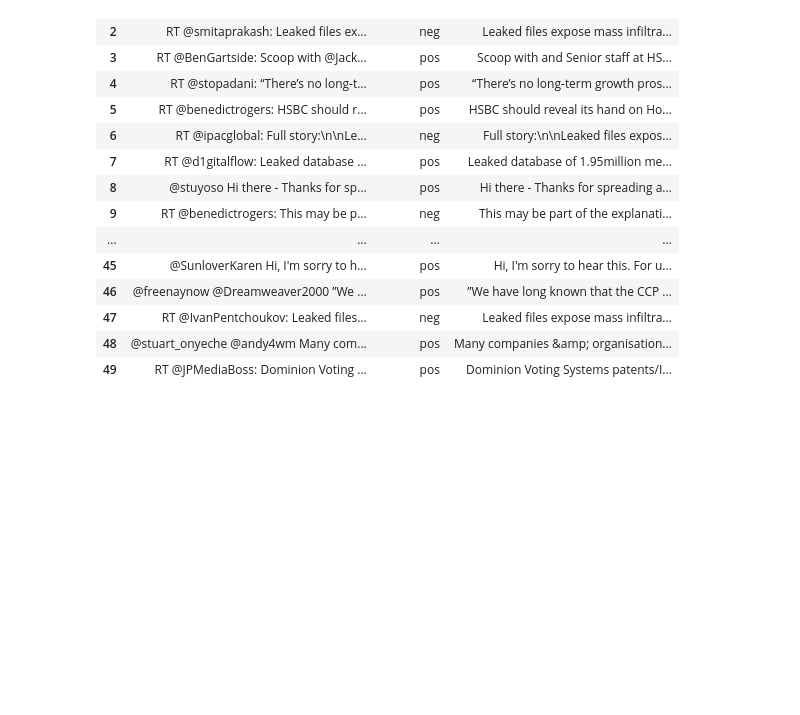
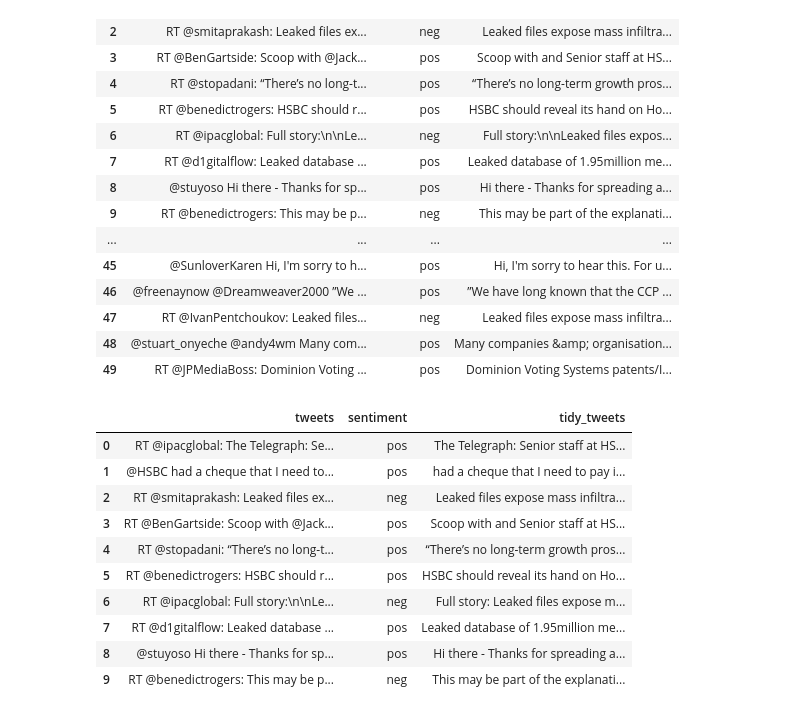
Before and after one commit to Ashishkhurana01/NLP, a Jupyter notebook: Sentiment_Analysis_updated.ipynb, the cells around one changed output. Saved outputs shown, nothing was run; the diff lists cells and outputs as text; code cells hidden in the pictures; blank space fills up the shorter version.

```diff
--- a/Sentiment_Analysis_updated.ipynb
+++ b/Sentiment_Analysis_updated.ipynb
@@ -249,3 +249,27 @@ tweets_df.head(50)
 | 47 | RT @IvanPentchoukov: Leaked files... | neg | Leaked files expose mass infiltra... |
 | 48 | @stuart_onyeche @andy4wm Many com... | pos | Many companies &amp; organisation... |
 | 49 | RT @JPMediaBoss: Dominion Voting ... | pos | Dominion Voting Systems patents/I... |
+# %%
+#removing links
+
+cleaned_tweets = []
+
+for index, row in tweets_df.iterrows():
+    # Here we are filtering out all the words that contains link
+    words_without_links = [word for word in row.tidy_tweets.split() if 'http' not in word]
+    cleaned_tweets.append(' '.join(words_without_links))
+
+tweets_df['tidy_tweets'] = cleaned_tweets
+tweets_df.head(10)
+# %% [output]
+|  | tweets | sentiment | tidy_tweets |
+| 0 | RT @ipacglobal: The Telegraph: Se... | pos | The Telegraph: Senior staff at HS... |
+| 1 | @HSBC had a cheque that I need to... | pos | had a cheque that I need to pay i... |
+| 2 | RT @smitaprakash: Leaked files ex... | neg | Leaked files expose mass infiltra... |
+| 3 | RT @BenGartside: Scoop with @Jack... | pos | Scoop with and Senior staff at HS... |
+| 4 | RT @stopadani: “There’s no long-t... | pos | “There’s no long-term growth pros... |
+| 5 | RT @benedictrogers: HSBC should r... | pos | HSBC should reveal its hand on Ho... |
+| 6 | RT @ipacglobal: Full story:\n\nLe... | neg | Full story: Leaked files expose m... |
+| 7 | RT @d1gitalflow: Leaked database ... | pos | Leaked database of 1.95million me... |
+| 8 | @stuyoso Hi there - Thanks for sp... | pos | Hi there - Thanks for spreading a... |
+| 9 | RT @benedictrogers: This may be p... | neg | This may be part of the explanati... |
```
Also changed, not shown: parts of 10 cells of this notebook.
